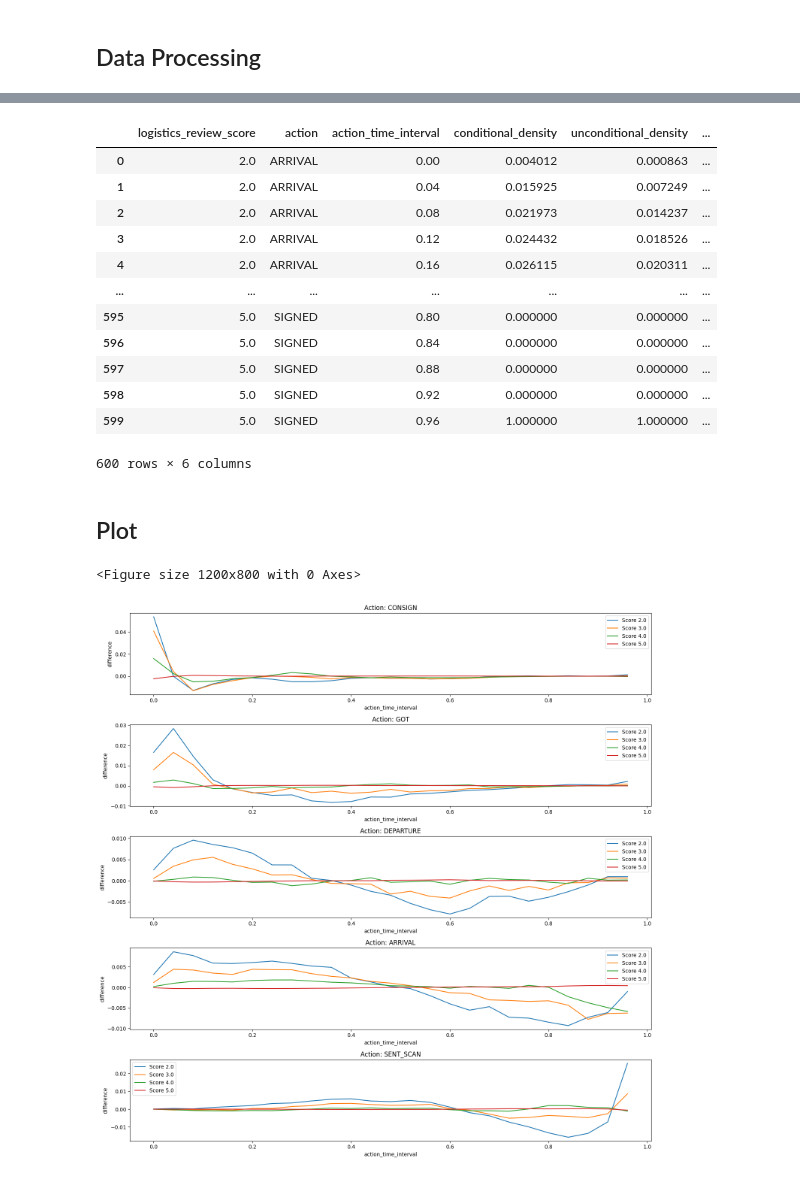
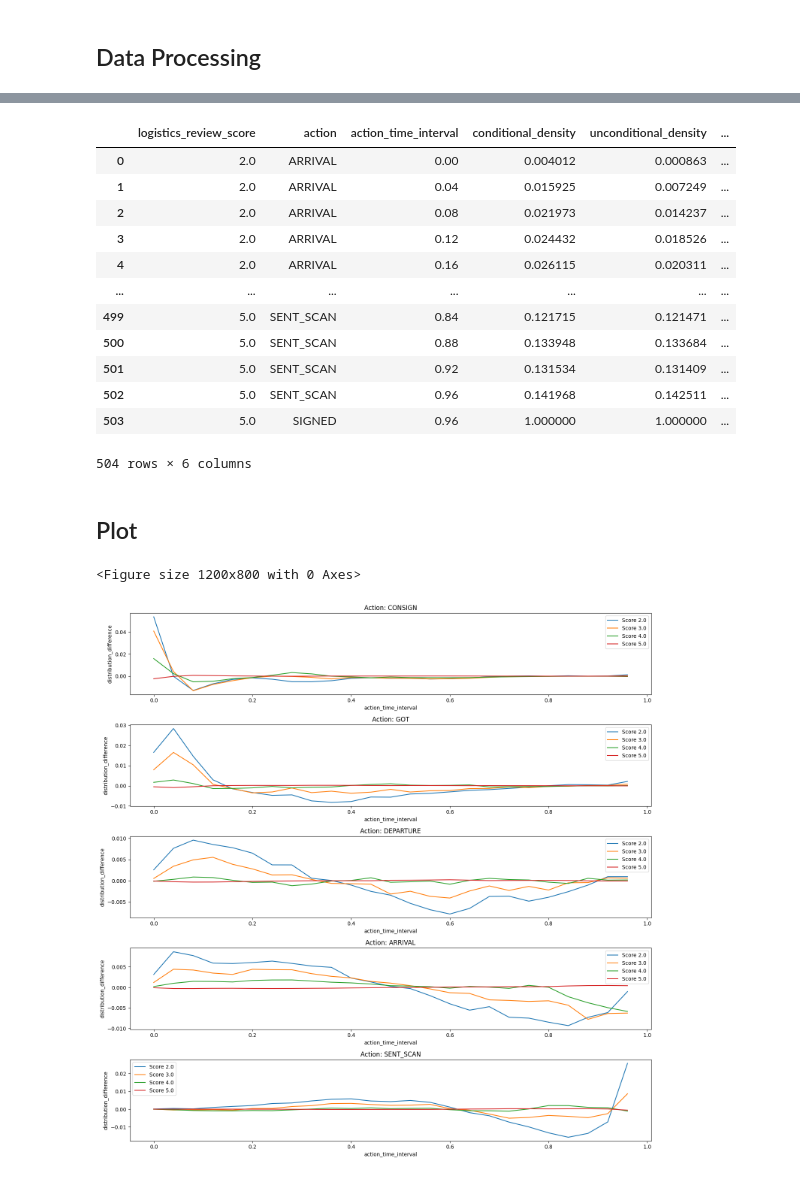
Before and after one commit to Calvin0722/Capstone-Project-Group-22, a Jupyter notebook: reproduction/figure2.ipynb, the cells around one changed output, grey strips where cells are left out. Saved outputs shown, nothing was run; the diff lists cells and outputs as text; code cells hidden in the pictures.

```diff
--- a/reproduction/figure2.ipynb
+++ b/reproduction/figure2.ipynb
@@ -61,3 +11,6 @@ full_order_data_df
+# %%
+full_logistics_data_df = load_full_logistics_data()
+full_order_data_df = load_full_order_data()
 # %%
 distribution_difference = compute_action_time_distribution_difference(full_logistics_data_df, full_order_data_df, bin_size=0.04)
 distribution_difference
@@ -69,42 +22,41 @@ distribution_difference
 | 3 | 2.0 | ARRIVAL | 0.12 | 0.024432 | 0.018526 | ... |
 | 4 | 2.0 | ARRIVAL | 0.16 | 0.026115 | 0.020311 | ... |
 | ... | ... | ... | ... | ... | ... | ... |
-| 595 | 5.0 | SIGNED | 0.80 | 0.000000 | 0.000000 | ... |
-| 596 | 5.0 | SIGNED | 0.84 | 0.000000 | 0.000000 | ... |
-| 597 | 5.0 | SIGNED | 0.88 | 0.000000 | 0.000000 | ... |
-| 598 | 5.0 | SIGNED | 0.92 | 0.000000 | 0.000000 | ... |
-| 599 | 5.0 | SIGNED | 0.96 | 1.000000 | 1.000000 | ... |
+| 499 | 5.0 | SENT_SCAN | 0.84 | 0.121715 | 0.121471 | ... |
+| 500 | 5.0 | SENT_SCAN | 0.88 | 0.133948 | 0.133684 | ... |
+| 501 | 5.0 | SENT_SCAN | 0.92 | 0.131534 | 0.131409 | ... |
+| 502 | 5.0 | SENT_SCAN | 0.96 | 0.141968 | 0.142511 | ... |
+| 503 | 5.0 | SIGNED | 0.96 | 1.000000 | 1.000000 | ... |
-600 rows × 6 columns
+504 rows × 6 columns
 # %% [markdown]
 ## Plot
 # %%
 # Plot
 plt.figure(figsize=(12, 8))
-actions = ["CONSIGN", "GOT", "DEPARTURE", "ARRIVAL", "SENT_SCAN"]
+actions = [CONSIGN, GOT, DEPARTURE, ARRIVAL, SENT_SCAN]
 
-# Define the number of actions and calculate the number of rows/cols for the subplot grid
-num_actions = len(actions)
+# Define the number of rows/cols for the subplot grid
 cols = 1
-rows = num_actions // cols + (num_actions % cols > 0)  # Calculate the needed rows
+rows = len(actions)
 
 # Create subplots
-fig, axs = plt.subplots(rows, cols, figsize=(15, 3 * rows))  # Adjust figsize as necessary
+fig, axs = plt.subplots(rows, cols, figsize=(15, 3 * rows))
 axs = axs.flatten()  # Flatten the axis array for easy iteration if it's 2D
 
 for idx, action in enumerate(actions):
-    subset = distribution_difference[distribution_difference['action'] == action]
+    subset = distribution_difference[distribution_difference[ACTION] == action]
 
-    for score in subset['logistics_review_score'].unique():
-        score_subset = subset[subset['logistics_review_score'] == score]
+    for score in subset[LOGISTICS_REVIEW_SCORE].unique():
+        score_subset = subset[subset[LOGISTICS_REVIEW_SCORE] == score]
         # Plot on the subplot axes
-        sns.lineplot(x='action_time_interval', y='difference', data=score_subset, label=f'Score {score}', ax=axs[idx])
+        sns.lineplot(x=ACTION_TIME_INTERVAL, y=DISTRIBUTION_DIFFERENCE, data=score_subset, label=f'Score {score}', ax=axs[idx])
 
     axs[idx].set_title(f"Action: {action}")
     axs[idx].legend()
 
 # Adjust layout
 plt.tight_layout()
 plt.show()
 # %% [output]
 <Figure size 1200x800 with 0 Axes>
-[figure, old version]
+[figure, new version]
```
Also changed, not shown: parts of 4 cells of this notebook, 8 other files.
